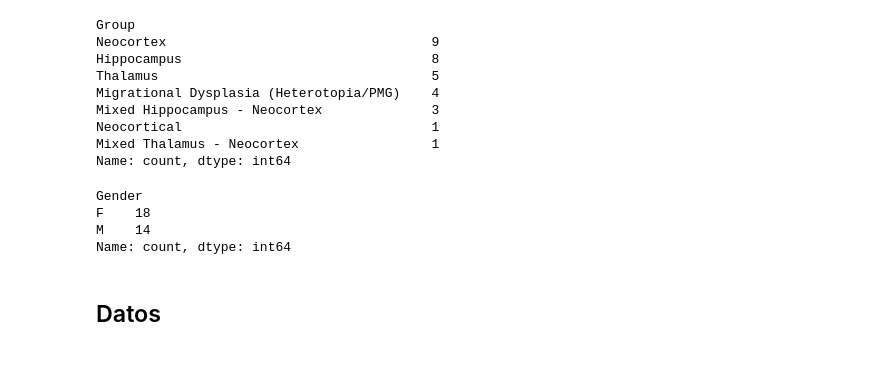
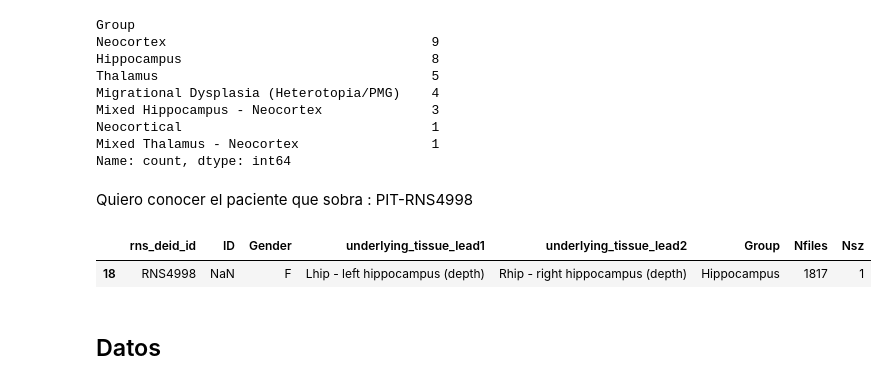
Before and after one commit to martinrrobins/PI-Thalamus-RNS, a Jupyter notebook: Paper_iESPnet_pruebas/01-Exploraciones/01.1 Exploracion.ipynb, the cells around one changed output. Saved outputs shown, nothing was run; the diff lists cells and outputs as text; code cells hidden in the pictures.

```diff
--- a/Paper_iESPnet_pruebas/01-Exploraciones/01.1 Exploracion.ipynb
+++ b/Paper_iESPnet_pruebas/01-Exploraciones/01.1 Exploracion.ipynb
@@ -351,10 +391,10 @@ plt.show()
-# %%
-df_subjects.Gender.value_counts()
-# %% [output]
-Gender
-F    18
-M    14
-Name: count, dtype: int64
+# %% [markdown]
+Quiero conocer el paciente que sobra : PIT-RNS4998
+# %%
+df_subjects[df_subjects['rns_deid_id']=='RNS4998']
+# %% [output]
+|  | rns_deid_id | ID | Gender | underlying_tissue_lead1 | underlying_tissue_lead2 | Group | Nfiles | Nsz |
+| 18 | RNS4998 | NaN | F | Lhip - left hippocampus (depth) | Rhip - right hippocampus (depth) | Hippocampus | 1817 | 1 |
 # %% [markdown]
 ## Datos
 # %%
```
Also changed, not shown: parts of 11 cells of this notebook.
